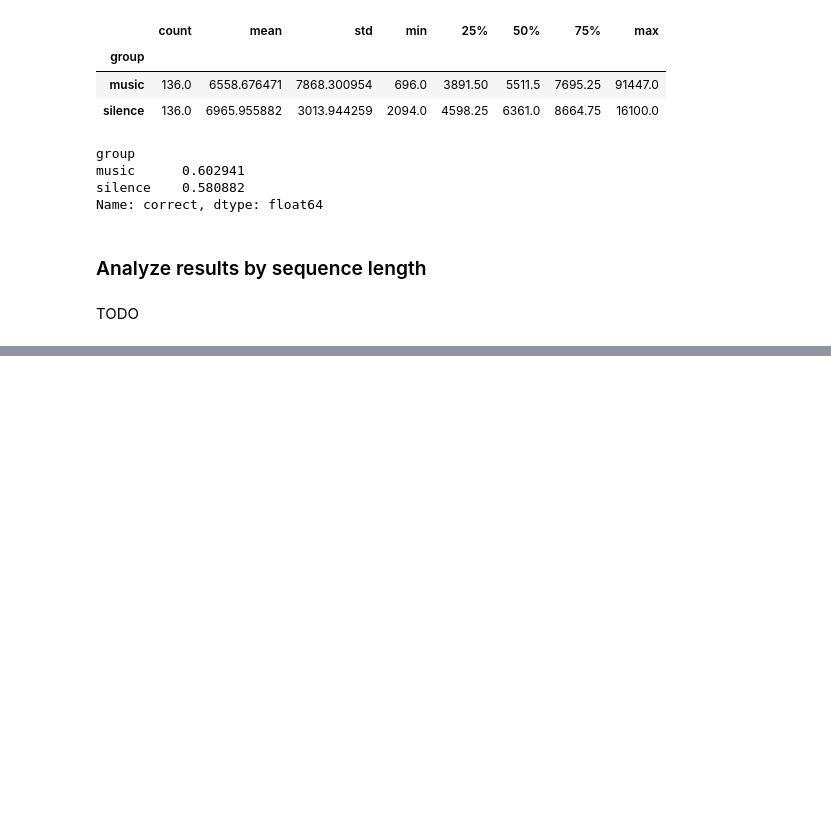
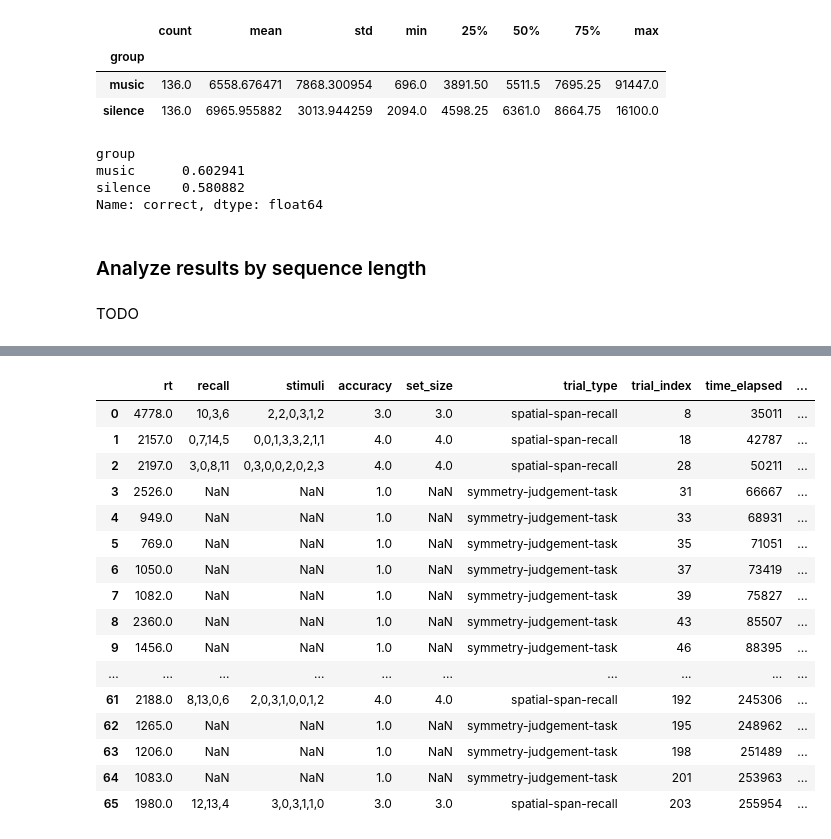
Before and after one commit to Sejmou/urm-pr-experiment, a Jupyter notebook: data_analysis/data_analysis.ipynb, the cells around one changed output, grey strips where cells are left out. Cells and saved outputs as stored; diff of their text form; code cells hidden in the pictures; blank space fills up the shorter version.

```diff
--- a/data_analysis/data_analysis.ipynb
+++ b/data_analysis/data_analysis.ipynb
@@ -397,0 +414,3 @@ TODO
+# %%
+symmetry_span_results = task_result_dfs["symmetry_span"].copy()
+symmetry_span_results.set_index("participant_id")
@@ -397,0 +436,21 @@ TODO
+# %%
+pd.set_option('display.max_rows', 500)
+symmetry_span_results[symmetry_span_results.participant_id == "31762cb9-3f06-46f8-a6aa-0cb7e725cba9"]
+# %% [output]
+|  | rt | recall | stimuli | accuracy | set_size | trial_type | trial_index | time_elapsed | ... |
+| 0 | 4778.0 | 10,3,6 | 2,2,0,3,1,2 | 3.0 | 3.0 | spatial-span-recall | 8 | 35011 | ... |
+| 1 | 2157.0 | 0,7,14,5 | 0,0,1,3,3,2,1,1 | 4.0 | 4.0 | spatial-span-recall | 18 | 42787 | ... |
+| 2 | 2197.0 | 3,0,8,11 | 0,3,0,0,2,0,2,3 | 4.0 | 4.0 | spatial-span-recall | 28 | 50211 | ... |
+| 3 | 2526.0 | NaN | NaN | 1.0 | NaN | symmetry-judgement-task | 31 | 66667 | ... |
+| 4 | 949.0 | NaN | NaN | 1.0 | NaN | symmetry-judgement-task | 33 | 68931 | ... |
+| 5 | 769.0 | NaN | NaN | 1.0 | NaN | symmetry-judgement-task | 35 | 71051 | ... |
+| 6 | 1050.0 | NaN | NaN | 1.0 | NaN | symmetry-judgement-task | 37 | 73419 | ... |
+| 7 | 1082.0 | NaN | NaN | 1.0 | NaN | symmetry-judgement-task | 39 | 75827 | ... |
+| 8 | 2360.0 | NaN | NaN | 1.0 | NaN | symmetry-judgement-task | 43 | 85507 | ... |
+| 9 | 1456.0 | NaN | NaN | 1.0 | NaN | symmetry-judgement-task | 46 | 88395 | ... |
+| ... | ... | ... | ... | ... | ... | ... | ... | ... | ... |
+| 61 | 2188.0 | 8,13,0,6 | 2,0,3,1,0,0,1,2 | 4.0 | 4.0 | spatial-span-recall | 192 | 245306 | ... |
+| 62 | 1265.0 | NaN | NaN | 1.0 | NaN | symmetry-judgement-task | 195 | 248962 | ... |
+| 63 | 1206.0 | NaN | NaN | 1.0 | NaN | symmetry-judgement-task | 198 | 251489 | ... |
+| 64 | 1083.0 | NaN | NaN | 1.0 | NaN | symmetry-judgement-task | 201 | 253963 | ... |
+| 65 | 1980.0 | 12,13,4 | 3,0,3,1,1,0 | 3.0 | 3.0 | spatial-span-recall | 203 | 255954 | ... |
```
Also changed, not shown: parts of 29 cells of this notebook, 1 other file.
